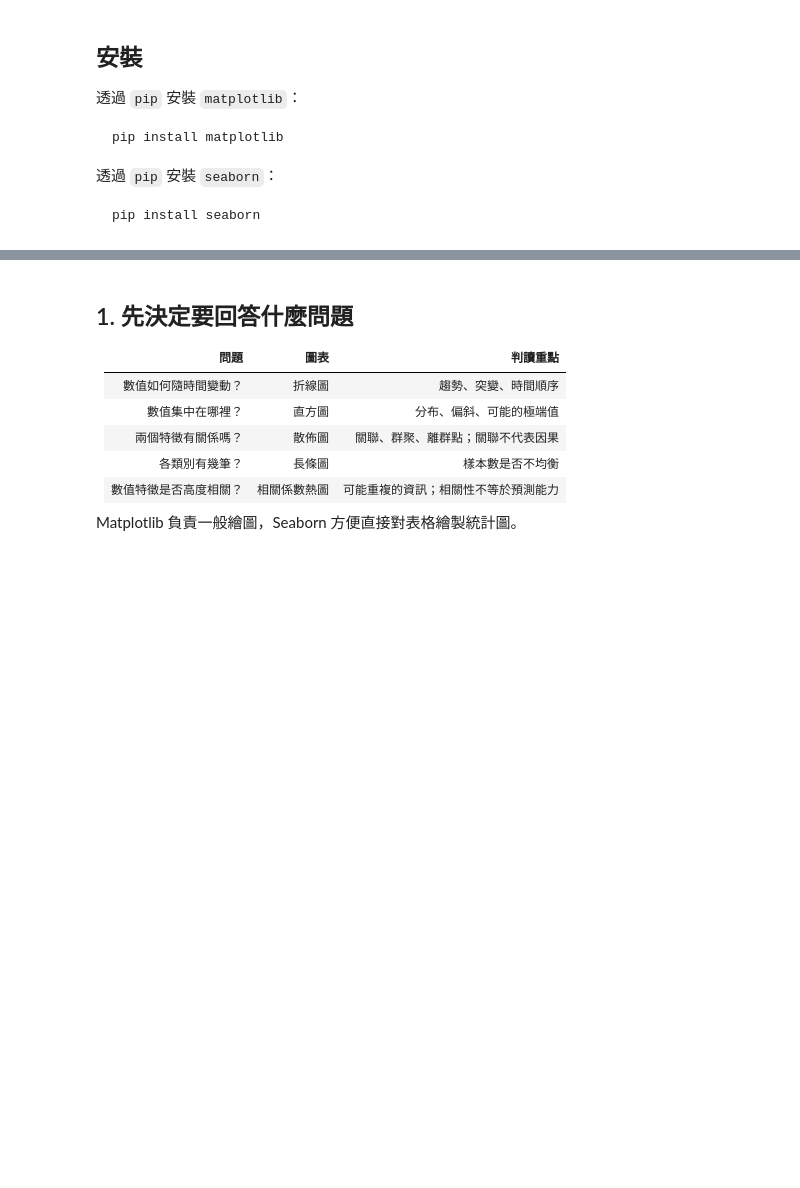
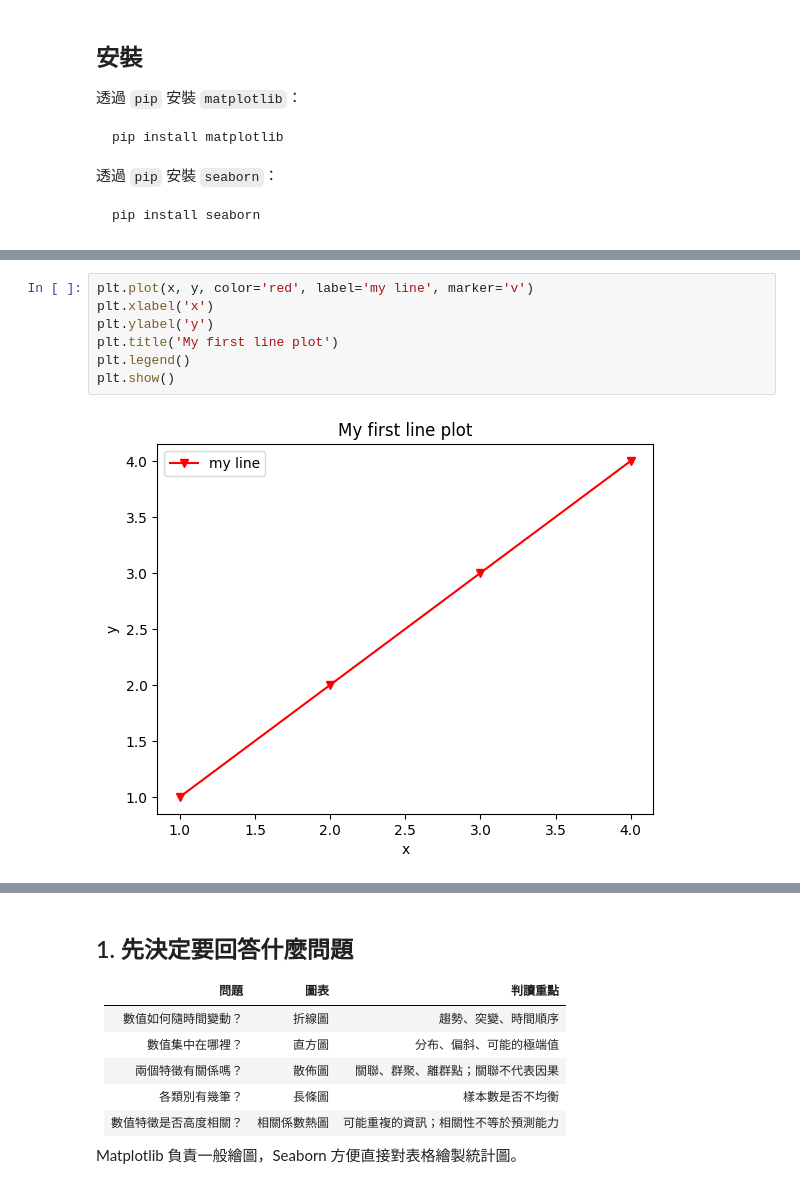
Before and after one commit to FengZhiQuan1046/Muchine_Learning_course_materials, a Jupyter notebook: simplified/matplotlib-資料視覺化.ipynb, the cells around one changed output, grey strips where cells are left out. Drawn from its saved outputs; the diff is of its cells as text; blank space fills up the shorter version.

```diff
--- a/simplified/matplotlib-資料視覺化.ipynb
+++ b/simplified/matplotlib-資料視覺化.ipynb
@@ -77,0 +114,9 @@ pip install seaborn
+# %%
+plt.plot(x, y, color='red', label='my line', marker='v')
+plt.xlabel('x')
+plt.ylabel('y')
+plt.title('My first line plot')
+plt.legend()
+plt.show()
+# %% [output]
+[figure, added]
```
Also changed, not shown: parts of 22 cells of this notebook, 16 other files.
